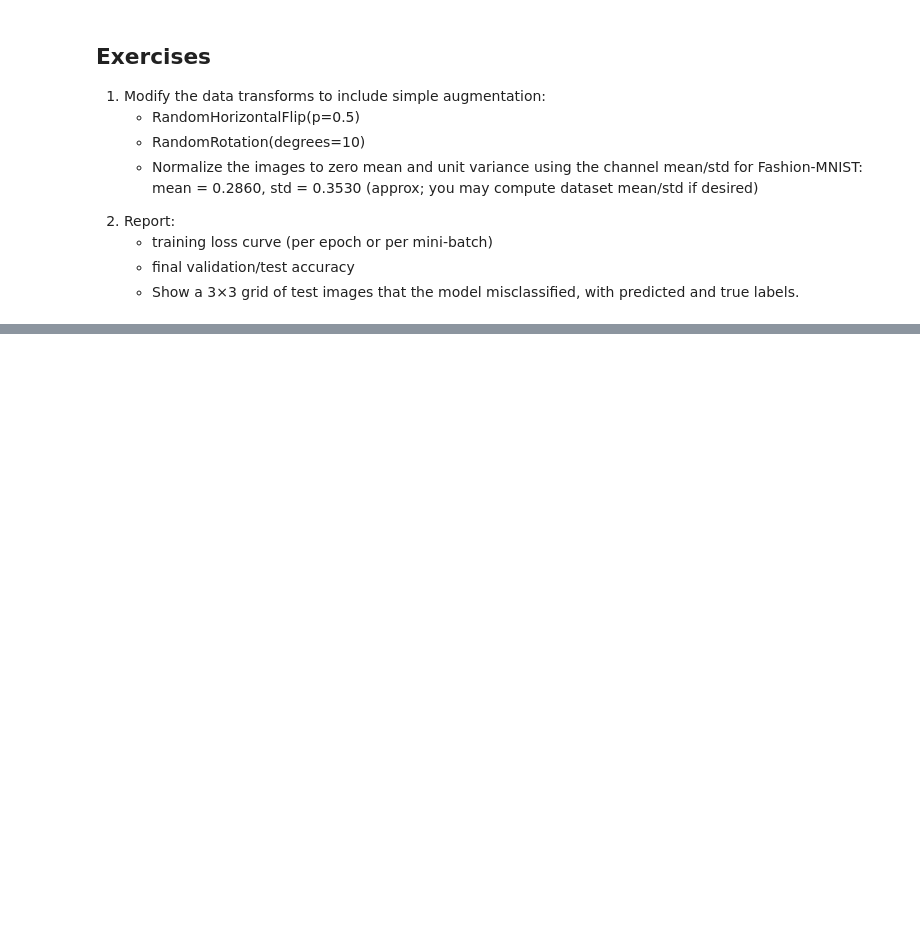
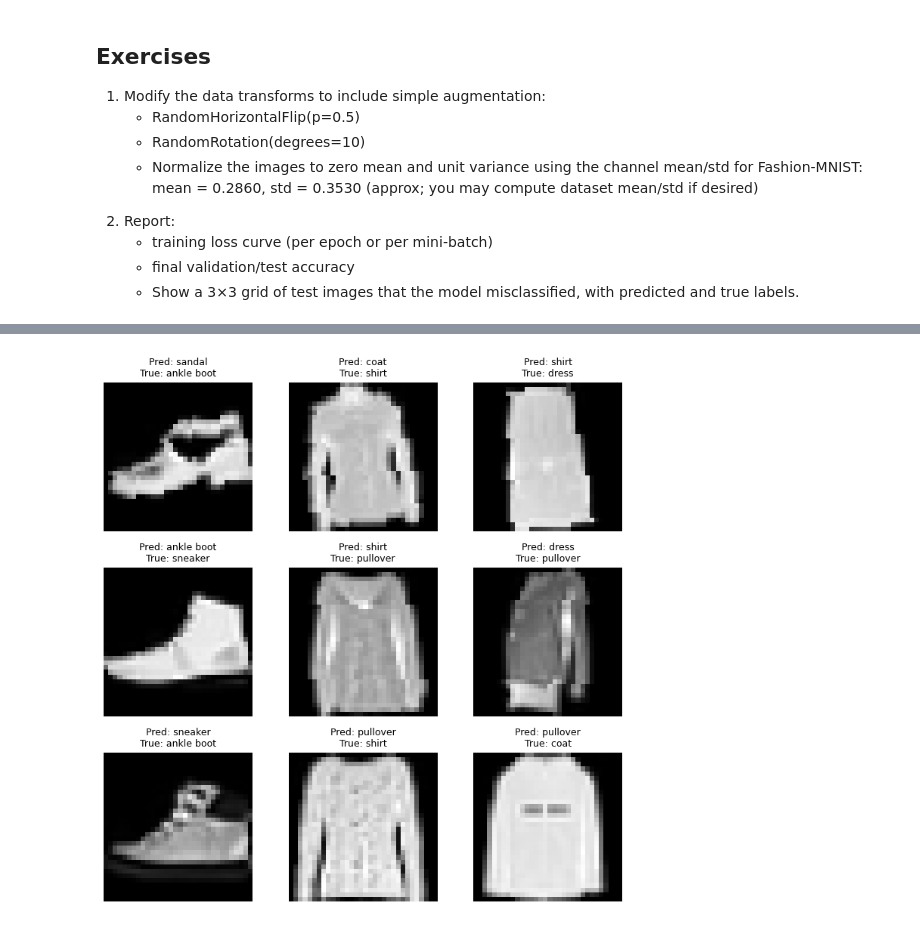
Before and after one commit to MAI-AIIU/deep-learning, a Jupyter notebook: src/fifth-week/image-classification-dataset.ipynb, the cells around one changed output, grey strips where cells are left out. Saved outputs shown, nothing was run; the diff lists cells and outputs as text; code cells hidden in the pictures; blank space fills up the shorter version.

```diff
--- a/src/fifth-week/image-classification-dataset.ipynb
+++ b/src/fifth-week/image-classification-dataset.ipynb
@@ -205,0 +364,52 @@ Lastly, data iterators are a key component for efficient performance. For instan
+# %%
+model.eval()
+
+wrong_images = []
+wrong_predictions = []
+wrong_labels = []
+
+with torch.no_grad():
+    for X, y in val_loader:
+        outputs = model(X.to(device))
+        predictions = outputs.argmax(dim=1).cpu()
+
+        wrong_indices = (predictions != y).nonzero(
+            as_tuple=True
+        )[0]
+
+        for i in wrong_indices:
+            wrong_images.append(X[i])
+            wrong_predictions.append(predictions[i].item())
+            wrong_labels.append(y[i].item())
+
+            if len(wrong_images) == 9:
+                break
+
+        if len(wrong_images) == 9:
+            break
+
+if wrong_images:
+    images = torch.stack(wrong_images)
+
+    # Reverse normalization for display
+    images = (images * 0.3530 + 0.2860).clamp(0, 1)
+
+    predicted_names = data.text_labels(wrong_predictions)
+    true_names = data.text_labels(wrong_labels)
+
+    titles = [
+        f"Pred: {p}\nTrue: {t}"
+        for p, t in zip(predicted_names, true_names)
+    ]
+
+    show_images(
+        images,
+        num_rows=3,
+        num_cols=3,
+        titles=titles,
+        scale=2.5
+    )
+else:
+    print("No misclassified images found.")
+# %% [output]
+[figure, added]
```
Also changed, not shown: parts of 14 cells of this notebook.
